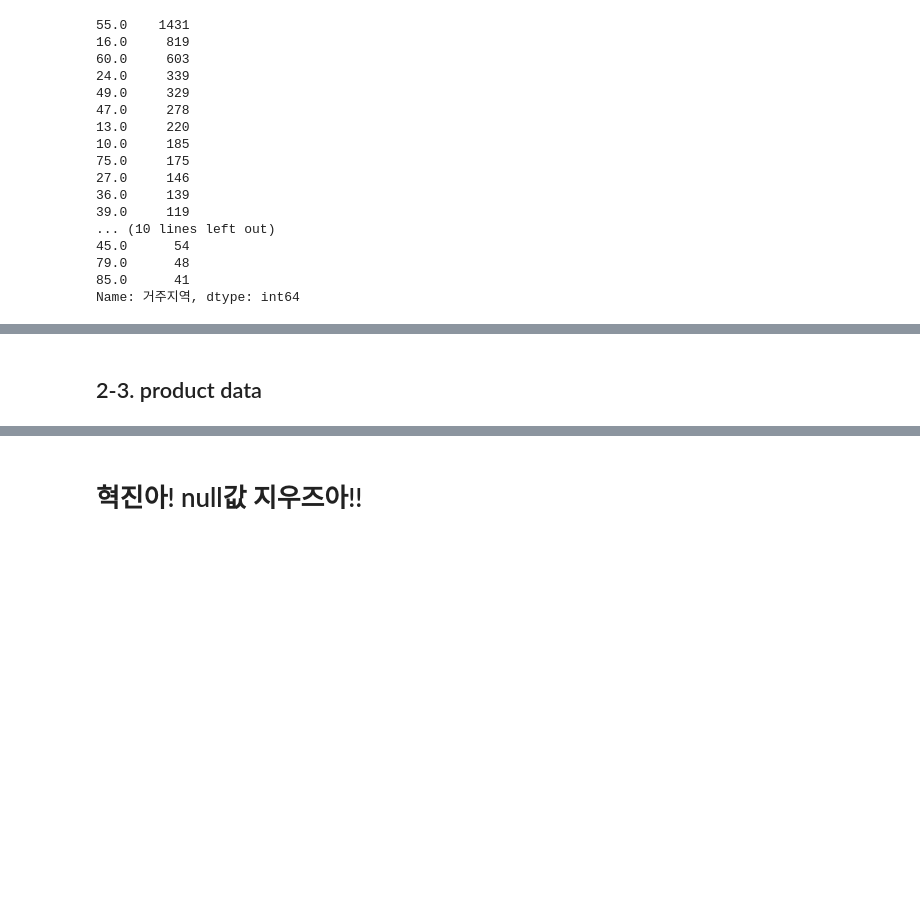
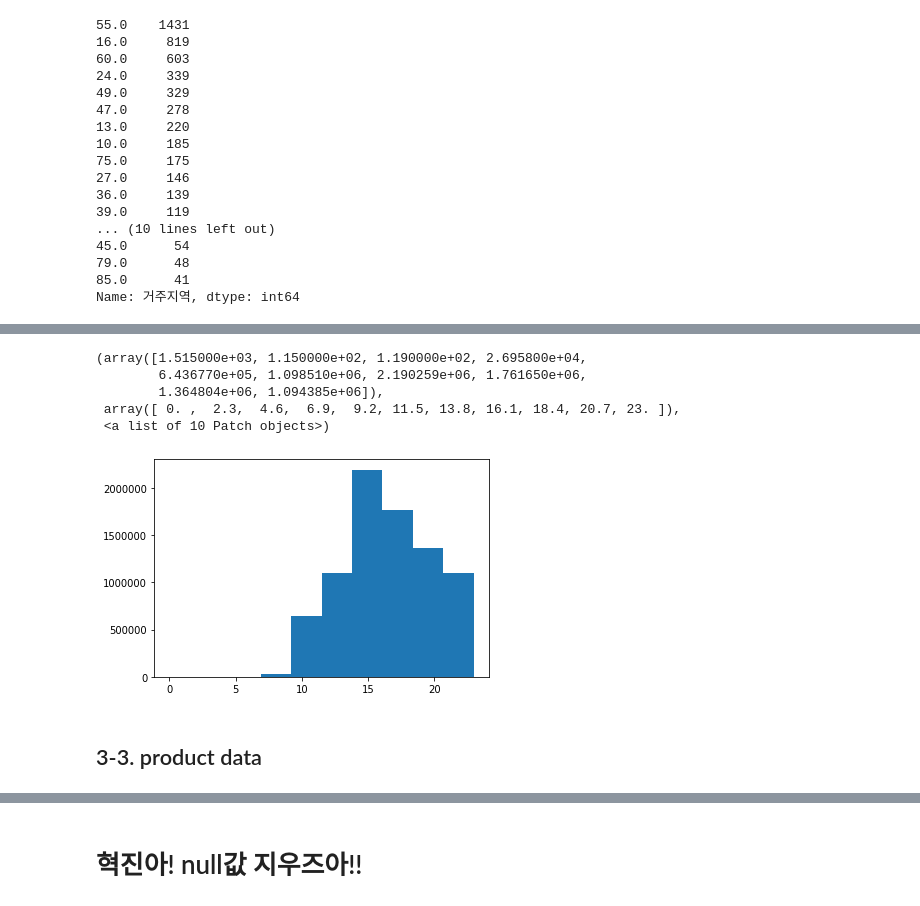
Before and after one commit to JungHyukJin/ModuleProject01, a Jupyter notebook: classification.ipynb, the cells around one changed output, grey strips where cells are left out. Saved outputs shown, nothing was run; the diff lists cells and outputs as text; code cells hidden in the pictures; blank space fills up the shorter version.

```diff
--- a/classification.ipynb
+++ b/classification.ipynb
@@ -404,0 +727,9 @@ S_koo
+# %%
+plt.hist(s_df_purchase['구매시간'])
+# %% [output]
+(array([1.515000e+03, 1.150000e+02, 1.190000e+02, 2.695800e+04,
+        6.436770e+05, 1.098510e+06, 2.190259e+06, 1.761650e+06,
+        1.364804e+06, 1.094385e+06]),
+ array([ 0. ,  2.3,  4.6,  6.9,  9.2, 11.5, 13.8, 16.1, 18.4, 20.7, 23. ]),
+ <a list of 10 Patch objects>)
+[figure, added]
@@ -405,2 +740,2 @@ S_koo
 # %% [markdown]
-## 2-3. product data
+## 3-3. product data
```
Also changed, not shown: parts of 56 cells of this notebook.
